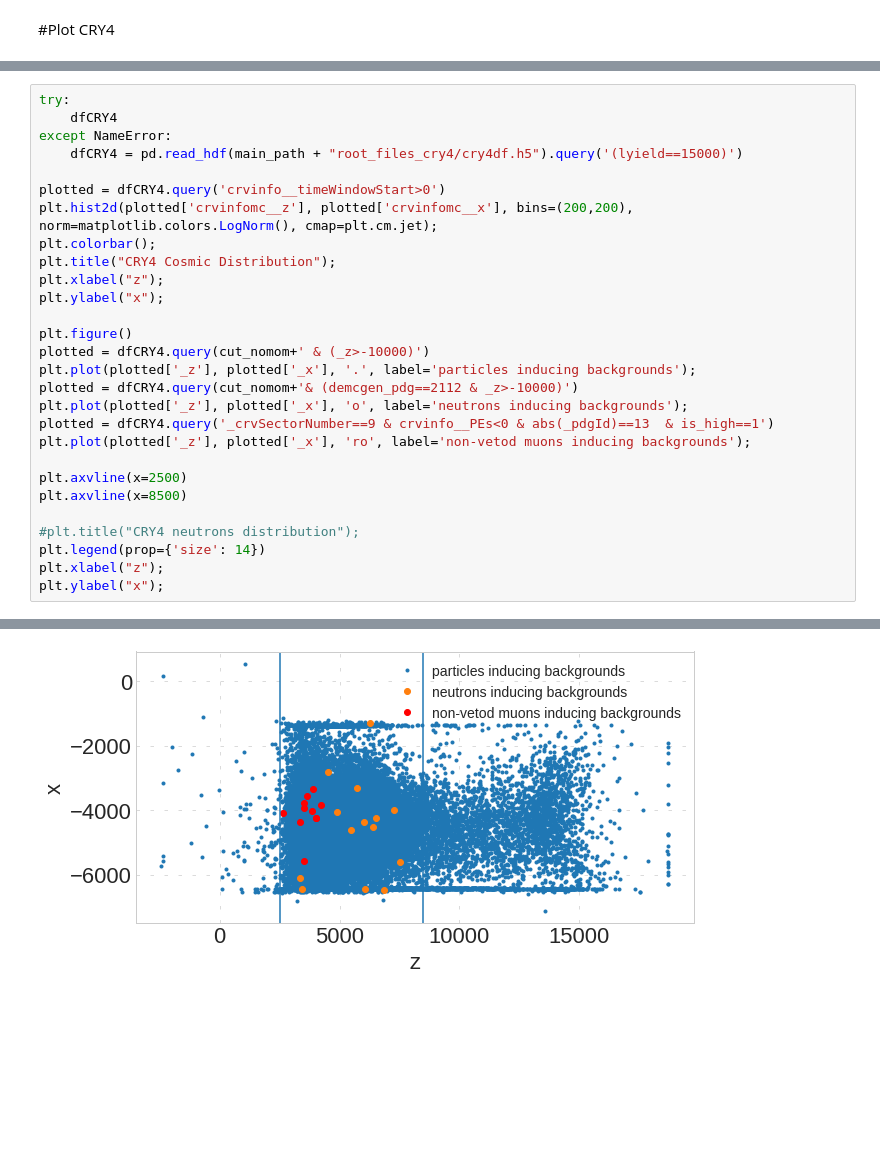
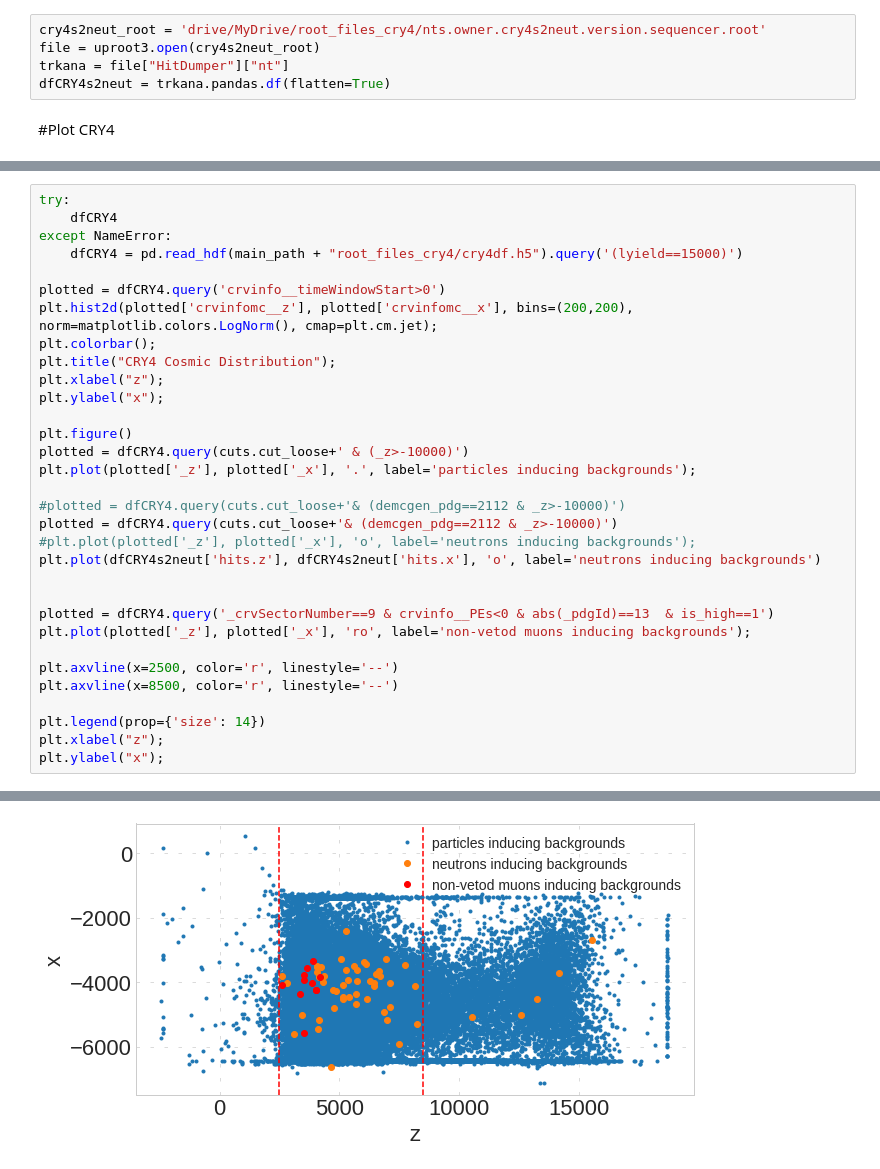
Before and after one commit to oksuzian/Mu2eANL, a Jupyter notebook: CosmicNeutrons/CosmicNeutronData.ipynb, the cells around one changed output, grey strips where cells are left out. Saved outputs shown, nothing was run; the diff lists cells and outputs as text; blank space fills up the shorter version.

```diff
--- a/CosmicNeutrons/CosmicNeutronData.ipynb
+++ b/CosmicNeutrons/CosmicNeutronData.ipynb
@@ -130,2 +204,7 @@ No handles with labels found to put in legend.
+# %%
+cry4s2neut_root = 'drive/MyDrive/root_files_cry4/nts.owner.cry4s2neut.version.sequencer.root'
+file = uproot3.open(cry4s2neut_root)
+trkana = file["HitDumper"]["nt"]
+dfCRY4s2neut = trkana.pandas.df(flatten=True)
 # %% [markdown]
 #Plot CRY4
@@ -203,34 +211,38 @@ cut_current = cut_extmom+" & "+crv_time
 # %%
 try:
     dfCRY4
 except NameError:
     dfCRY4 = pd.read_hdf(main_path + "root_files_cry4/cry4df.h5").query('(lyield==15000)')
 
 plotted = dfCRY4.query('crvinfo__timeWindowStart>0')
 plt.hist2d(plotted['crvinfomc__z'], plotted['crvinfomc__x'], bins=(200,200), norm=matplotlib.colors.LogNorm(), cmap=plt.cm.jet);
 plt.colorbar();
 plt.title("CRY4 Cosmic Distribution");
 plt.xlabel("z");
 plt.ylabel("x");
 
 plt.figure()
-plotted = dfCRY4.query(cut_nomom+' & (_z>-10000)')
+plotted = dfCRY4.query(cuts.cut_loose+' & (_z>-10000)')
 plt.plot(plotted['_z'], plotted['_x'], '.', label='particles inducing backgrounds');
-plotted = dfCRY4.query(cut_nomom+'& (demcgen_pdg==2112 & _z>-10000)')
-plt.plot(plotted['_z'], plotted['_x'], 'o', label='neutrons inducing backgrounds');
+
+#plotted = dfCRY4.query(cuts.cut_loose+'& (demcgen_pdg==2112 & _z>-10000)')
+plotted = dfCRY4.query(cuts.cut_loose+'& (demcgen_pdg==2112 & _z>-10000)')
+#plt.plot(plotted['_z'], plotted['_x'], 'o', label='neutrons inducing backgrounds');
+plt.plot(dfCRY4s2neut['hits.z'], dfCRY4s2neut['hits.x'], 'o', label='neutrons inducing backgrounds')
+
+
 plotted = dfCRY4.query('_crvSectorNumber==9 & crvinfo__PEs<0 & abs(_pdgId)==13  & is_high==1')
 plt.plot(plotted['_z'], plotted['_x'], 'ro', label='non-vetod muons inducing backgrounds');
 
-plt.axvline(x=2500)
-plt.axvline(x=8500)
+plt.axvline(x=2500, color='r', linestyle='--')
+plt.axvline(x=8500, color='r', linestyle='--')
 
-#plt.title("CRY4 neutrons distribution");
 plt.legend(prop={'size': 14})
 plt.xlabel("z");
 plt.ylabel("x");
 # %% [output]
 [figure]
-[figure, old version]
+[figure, new version]
 # %%
 plt.xlabel('Neutron energy [MeV]')
 plt.ylabel('Events')
```
Also changed, not shown: parts of 18 cells of this notebook.
